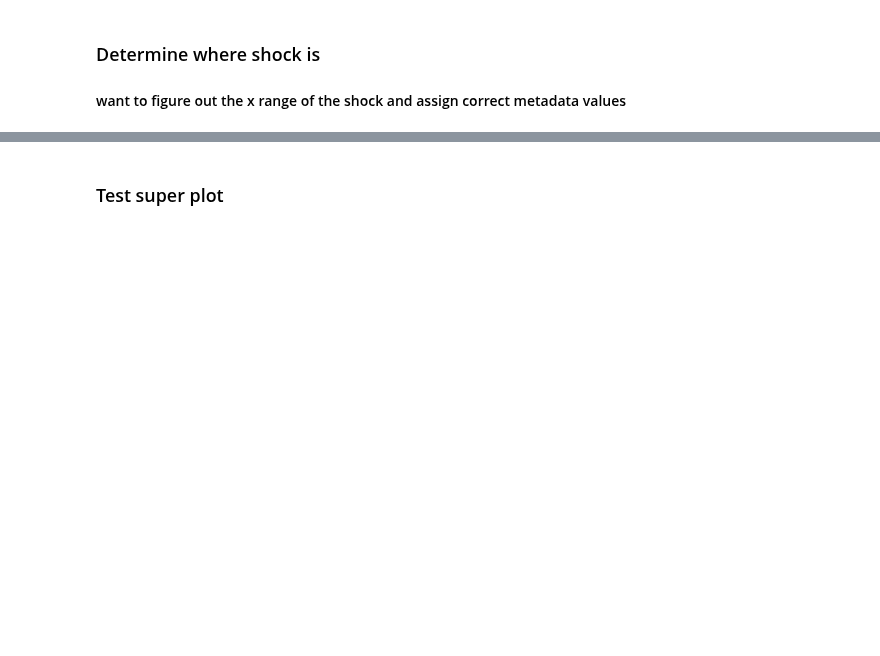
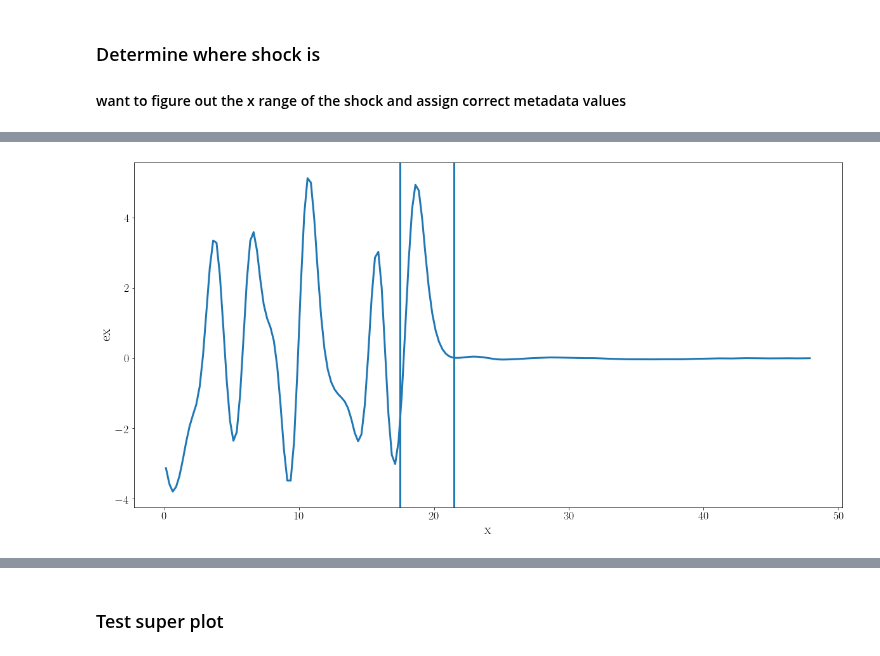
Before and after one commit to collinrbr/FPCAnalysis, a Jupyter notebook: dHybridR.ipynb, the cells around one changed output, grey strips where cells are left out. Cells and saved outputs as stored; diff of their text form; code cells hidden in the pictures; blank space fills up the shorter version.

```diff
--- a/dHybridR.ipynb
+++ b/dHybridR.ipynb
@@ -129,7 +129,7 @@ plt1d.plot_all_fields(dfields, axis='_xx', xxindex = 0, yyindex = 0, zzindex = 0
 # %%
 #Use this block to determine start and end val
 #by editing startval and endval and replotting until bounds are correct
-startval = 17.5.#lower bound for metadata = 1 (di)
+startval = 17.5#lower bound for metadata = 1 (di)
 endval = 21.5 #upper bound for metadata = 1 (di)
 
 yyindex = 0
@@ -140,3 +139,4 @@ SyntaxError: invalid syntax (<ipython-input-46-66e5d7211b11>, line 3)
+[figure, added]
 # %%
 metadata = md.build_metadata(dfields, startval, endval)
 # %%
```
Also changed, not shown: parts of 13 cells of this notebook, 3 other files.
